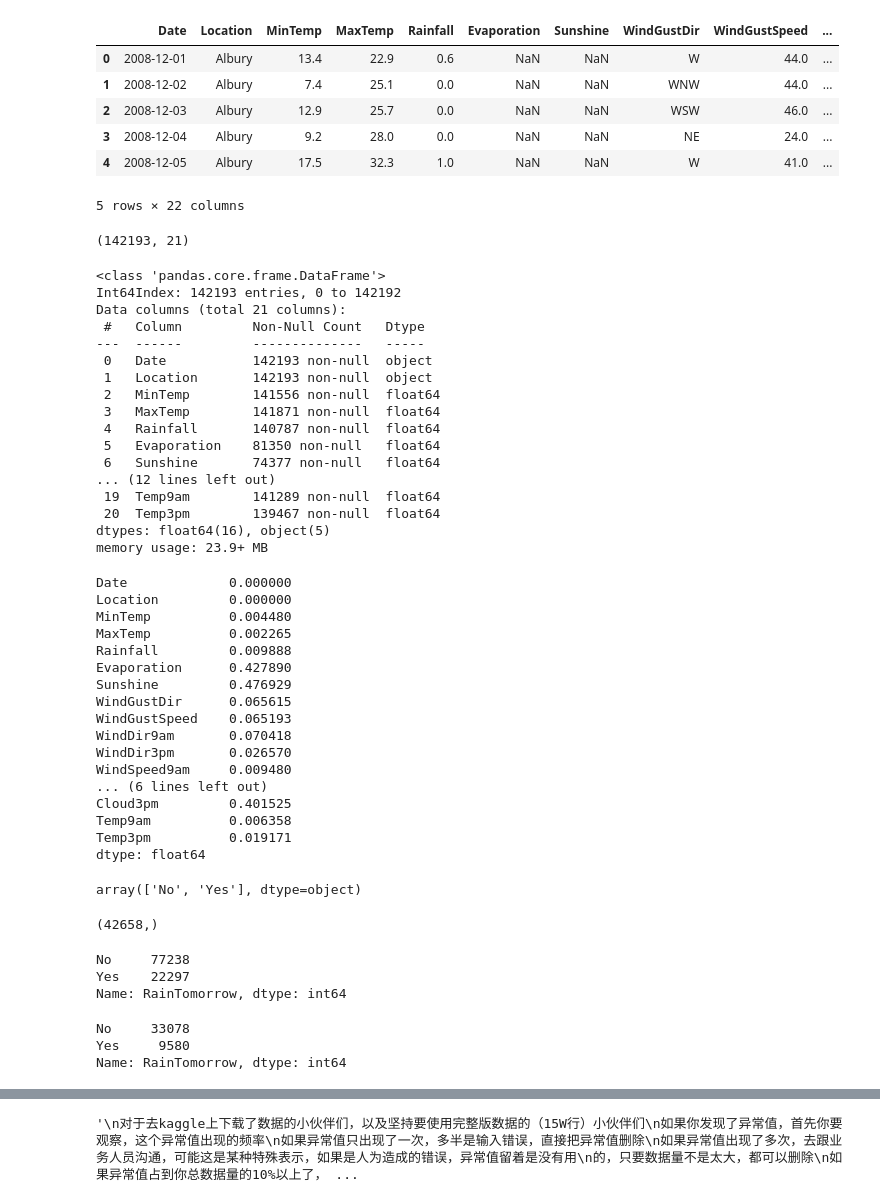
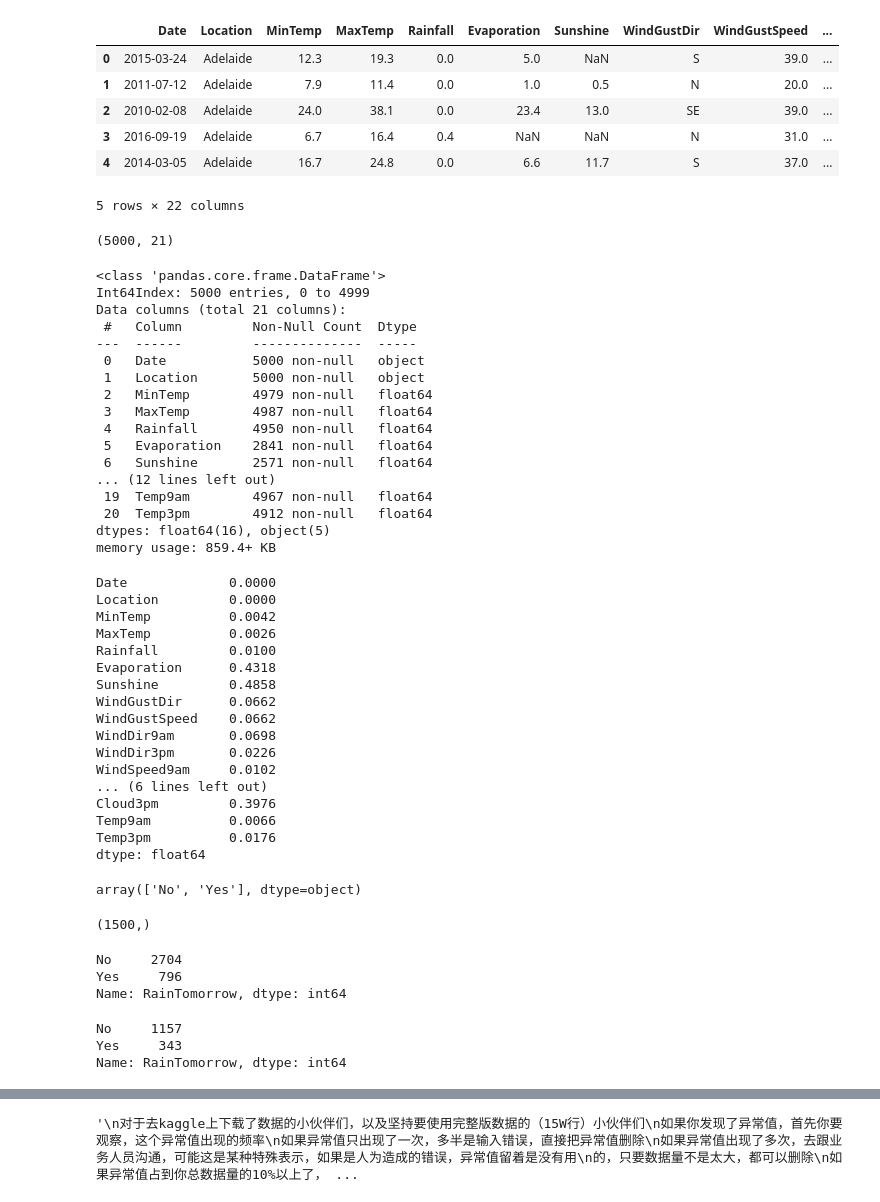
Before and after one commit to sunseayuy/sklearn-learning, a Jupyter notebook: 8.SVM支持向量机/SCV真实数据案例：预测明天是否会下雨.ipynb, the cells around one changed output, grey strips where cells are left out. Cells and saved outputs as stored; diff of their text form; code cells hidden in the pictures.

```diff
--- a/8.SVM支持向量机/SCV真实数据案例：预测明天是否会下雨.ipynb
+++ b/8.SVM支持向量机/SCV真实数据案例：预测明天是否会下雨.ipynb
@@ -3,15 +3,15 @@ import pandas as pd
 import numpy as np
 from sklearn.model_selection import train_test_split
 # %%
-weather = pd.read_csv(r"E:\代码\机器学习\sklearn学习_jb51\【机器学习】菜菜的sklearn课堂(1-12全课)\08支持向量机下\weather.csv",index_col=0)
+weather = pd.read_csv(r"E:\代码\机器学习\sklearn学习_jb51\【机器学习】菜菜的sklearn课堂(1-12全课)\08支持向量机下\weatherAUS5000.csv",index_col=0)
 weather.head()
 # %% [output]
 |  | Date | Location | MinTemp | MaxTemp | Rainfall | Evaporation | Sunshine | WindGustDir | WindGustSpeed | ... |
-| 0 | 2008-12-01 | Albury | 13.4 | 22.9 | 0.6 | NaN | NaN | W | 44.0 | ... |
-| 1 | 2008-12-02 | Albury | 7.4 | 25.1 | 0.0 | NaN | NaN | WNW | 44.0 | ... |
-| 2 | 2008-12-03 | Albury | 12.9 | 25.7 | 0.0 | NaN | NaN | WSW | 46.0 | ... |
-| 3 | 2008-12-04 | Albury | 9.2 | 28.0 | 0.0 | NaN | NaN | NE | 24.0 | ... |
-| 4 | 2008-12-05 | Albury | 17.5 | 32.3 | 1.0 | NaN | NaN | W | 41.0 | ... |
+| 0 | 2015-03-24 | Adelaide | 12.3 | 19.3 | 0.0 | 5.0 | NaN | S | 39.0 | ... |
+| 1 | 2011-07-12 | Adelaide | 7.9 | 11.4 | 0.0 | 1.0 | 0.5 | N | 20.0 | ... |
+| 2 | 2010-02-08 | Adelaide | 24.0 | 38.1 | 0.0 | 23.4 | 13.0 | SE | 39.0 | ... |
+| 3 | 2016-09-19 | Adelaide | 6.7 | 16.4 | 0.4 | NaN | NaN | N | 31.0 | ... |
+| 4 | 2014-03-05 | Adelaide | 16.7 | 24.8 | 0.0 | 6.6 | 11.7 | S | 37.0 | ... |
 5 rows × 22 columns
 # %%
 #将特征矩阵和标签Y分开
@@ -20,48 +20,48 @@ Y = weather.iloc[:,-1]
 # %%
 X.shape
 # %% [output]
-(142193, 21)
+(5000, 21)
 # %%
 #探索数据类型
 X.info()
 # %% [output]
 <class 'pandas.core.frame.DataFrame'>
-Int64Index: 142193 entries, 0 to 142192
+Int64Index: 5000 entries, 0 to 4999
 Data columns (total 21 columns):
- #   Column         Non-Null Count   Dtype
----  ------         --------------   -----
- 0   Date           142193 non-null  object
- 1   Location       142193 non-null  object
- 2   MinTemp        141556 non-null  float64
- 3   MaxTemp        141871 non-null  float64
- 4   Rainfall       140787 non-null  float64
- 5   Evaporation    81350 non-null   float64
- 6   Sunshine       74377 non-null   float64
+ #   Column         Non-Null Count  Dtype
+---  ------         --------------  -----
+ 0   Date           5000 non-null   object
+ 1   Location       5000 non-null   object
+ 2   MinTemp        4979 non-null   float64
+ 3   MaxTemp        4987 non-null   float64
+ 4   Rainfall       4950 non-null   float64
+ 5   Evaporation    2841 non-null   float64
+ 6   Sunshine       2571 non-null   float64
 ... (12 lines left out)
- 19  Temp9am        141289 non-null  float64
- 20  Temp3pm        139467 non-null  float64
+ 19  Temp9am        4967 non-null   float64
+ 20  Temp3pm        4912 non-null   float64
 dtypes: float64(16), object(5)
-memory usage: 23.9+ MB
+memory usage: 859.4+ KB
 # %%
 #探索缺失值
 X.isnull().mean()
 # %% [output]
-Date             0.000000
-Location         0.000000
-MinTemp          0.004480
-MaxTemp          0.002265
-Rainfall         0.009888
-Evaporation      0.427890
-Sunshine         0.476929
-WindGustDir      0.065615
-WindGustSpeed    0.065193
-WindDir9am       0.070418
-WindDir3pm       0.026570
-WindSpeed9am     0.009480
+Date             0.0000
+Location         0.0000
+MinTemp          0.0042
+MaxTemp          0.0026
+Rainfall         0.0100
+Evaporation      0.4318
+Sunshine         0.4858
+WindGustDir      0.0662
+WindGustSpeed    0.0662
+WindDir9am       0.0698
+WindDir3pm       0.0226
+WindSpeed9am     0.0102
 ... (6 lines left out)
-Cloud3pm         0.401525
-Temp9am          0.006358
-Temp3pm          0.019171
+Cloud3pm         0.3976
+Temp9am          0.0066
+Temp3pm          0.0176
 dtype: float64
 # %%
 #探索标签的分类
@@ -78,19 +78,19 @@ for i in [Xtrain, Xtest, Ytrain, Ytest]:
 # %%
 i.shape
 # %% [output]
-(42658,)
+(1500,)
 # %%
 #是否有样本不平衡问题？
 Ytrain.value_counts()
 # %% [output]
-No     77238
-Yes    22297
+No     2704
+Yes     796
 Name: RainTomorrow, dtype: int64
 # %%
 Ytest.value_counts()
 # %% [output]
-No     33078
-Yes     9580
+No     1157
+Yes     343
 Name: RainTomorrow, dtype: int64
 # %%
 #将标签编码
```
Also changed, not shown: parts of 96 cells of this notebook.
